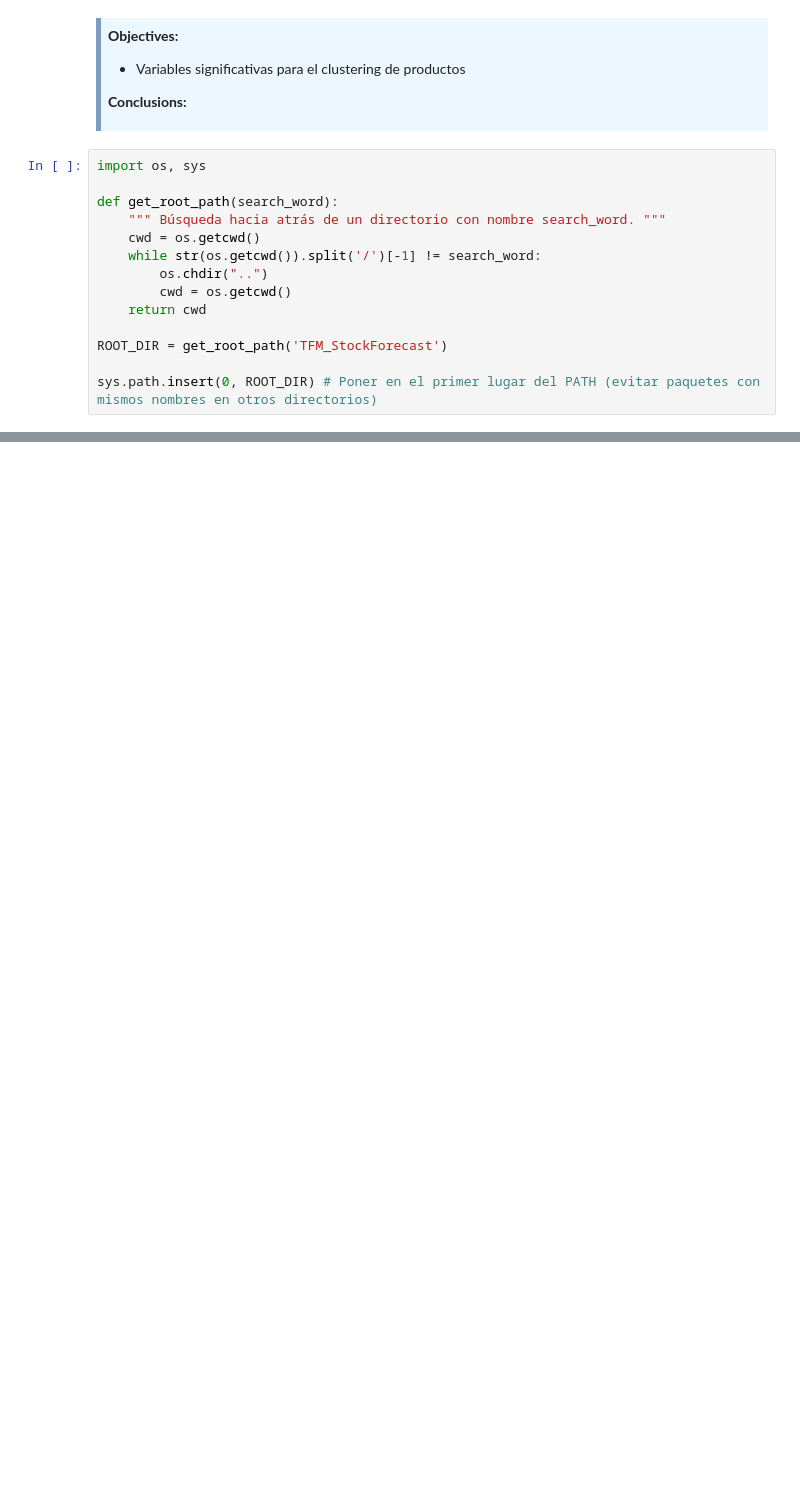
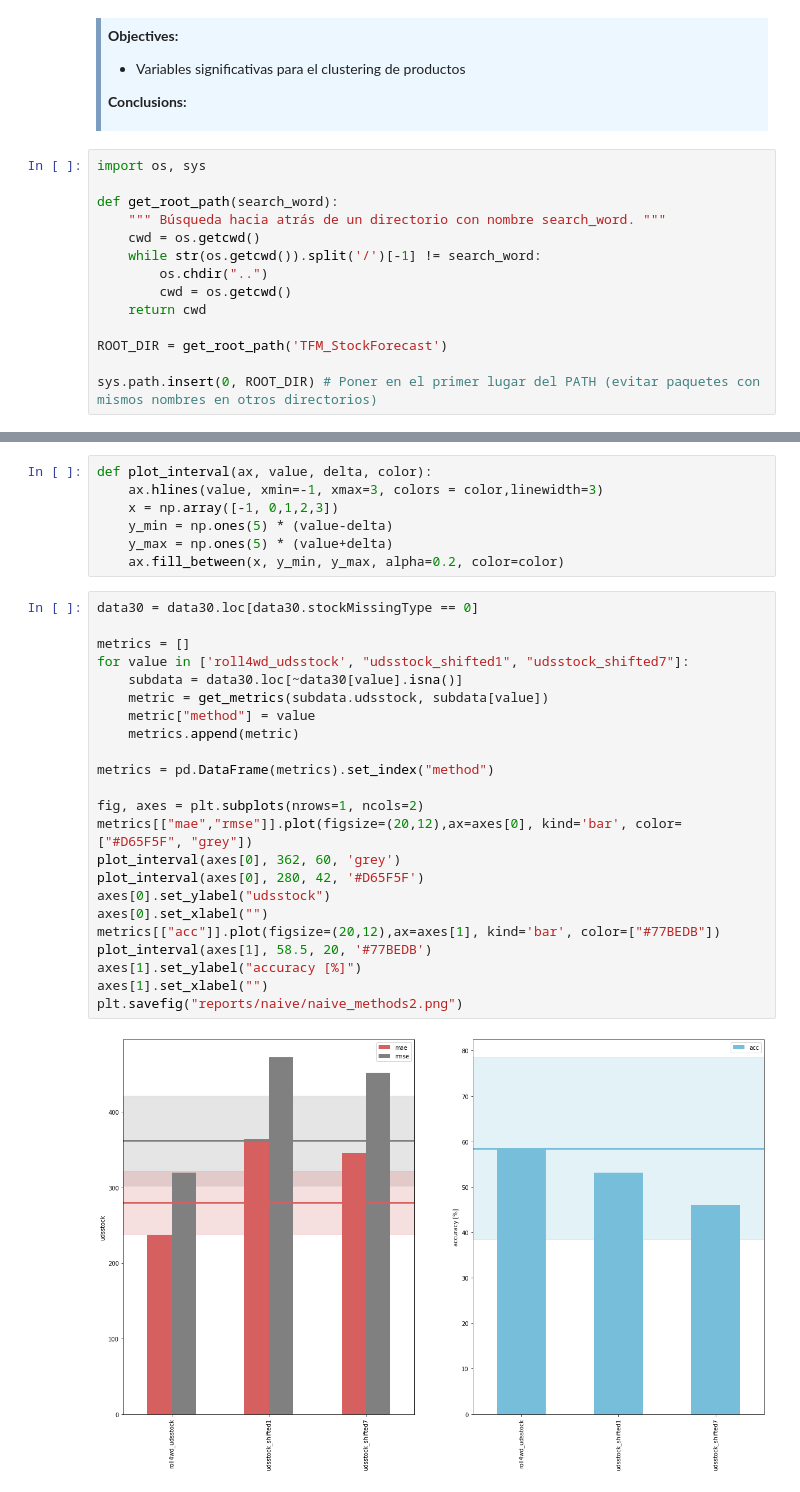
Before and after one commit to PLombao/TFM_StockForecast, a Jupyter notebook: notebooks/EDA_Grupo1.ipynb, the cells around one changed output, grey strips where cells are left out. Cells and saved outputs as stored; diff of their text form; blank space fills up the shorter version.

```diff
--- a/notebooks/EDA_Grupo1.ipynb
+++ b/notebooks/EDA_Grupo1.ipynb
@@ -669,0 +295,32 @@ data
+# %%
+def plot_interval(ax, value, delta, color):
+    ax.hlines(value, xmin=-1, xmax=3, colors = color,linewidth=3)
+    x = np.array([-1, 0,1,2,3])
+    y_min = np.ones(5) * (value-delta)
+    y_max = np.ones(5) * (value+delta)
+    ax.fill_between(x, y_min, y_max, alpha=0.2, color=color)
+# %%
+data30 = data30.loc[data30.stockMissingType == 0]
+
+metrics = []
+for value in ['roll4wd_udsstock', "udsstock_shifted1", "udsstock_shifted7"]:
+    subdata = data30.loc[~data30[value].isna()]
+    metric = get_metrics(subdata.udsstock, subdata[value])
+    metric["method"] = value
+    metrics.append(metric)
+
+metrics = pd.DataFrame(metrics).set_index("method")
+
+fig, axes = plt.subplots(nrows=1, ncols=2)
+metrics[["mae","rmse"]].plot(figsize=(20,12),ax=axes[0], kind='bar', color=["#D65F5F", "grey"])
+plot_interval(axes[0], 362, 60, 'grey')
+plot_interval(axes[0], 280, 42, '#D65F5F')
+axes[0].set_ylabel("udsstock")
+axes[0].set_xlabel("")
+metrics[["acc"]].plot(figsize=(20,12),ax=axes[1], kind='bar', color=["#77BEDB"])
+plot_interval(axes[1], 58.5, 20, '#77BEDB')
+axes[1].set_ylabel("accuracy [%]")
+axes[1].set_xlabel("")
+plt.savefig("reports/naive/naive_methods2.png")
+# %% [output]
+[figure, added]
```
Also changed, not shown: parts of 52 cells of this notebook, 25 other files.
